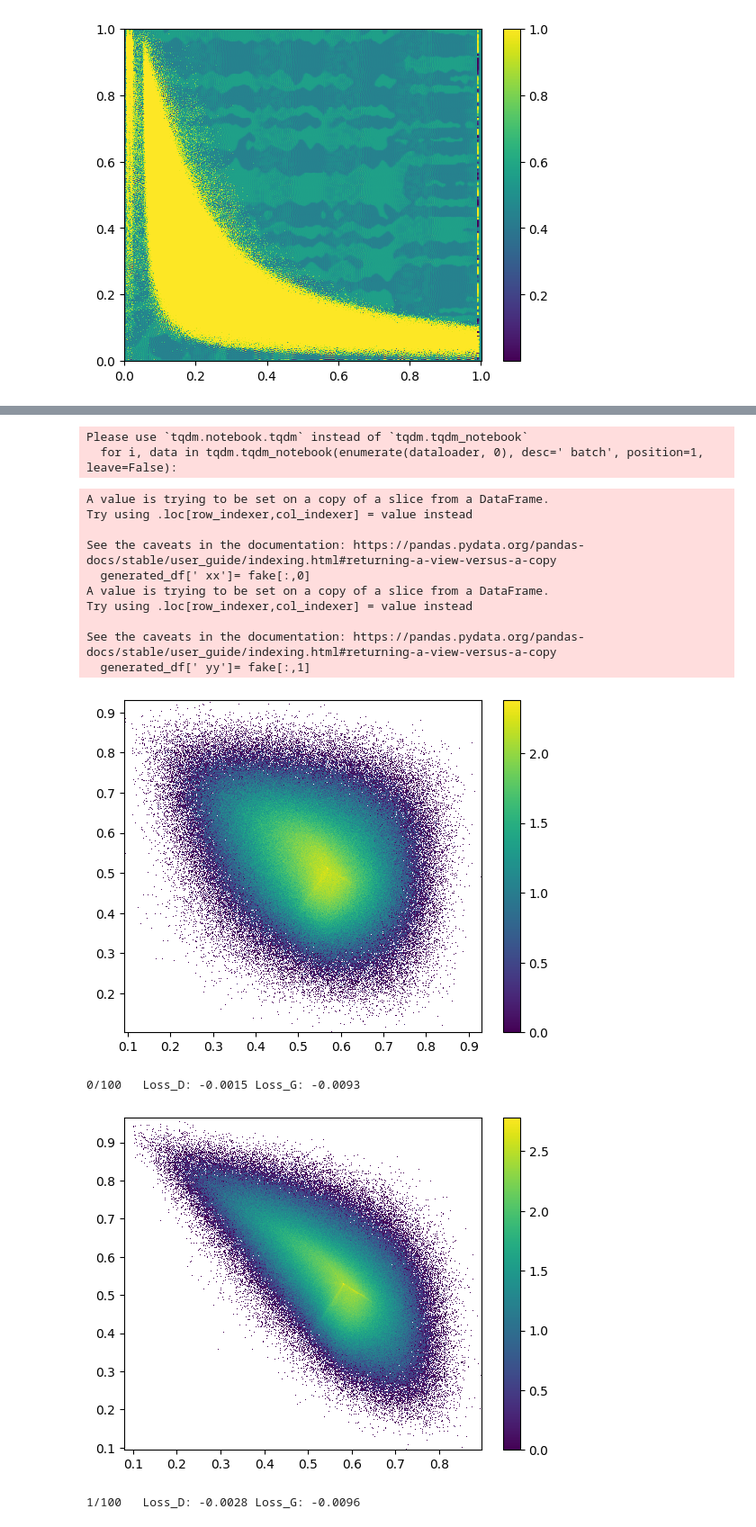
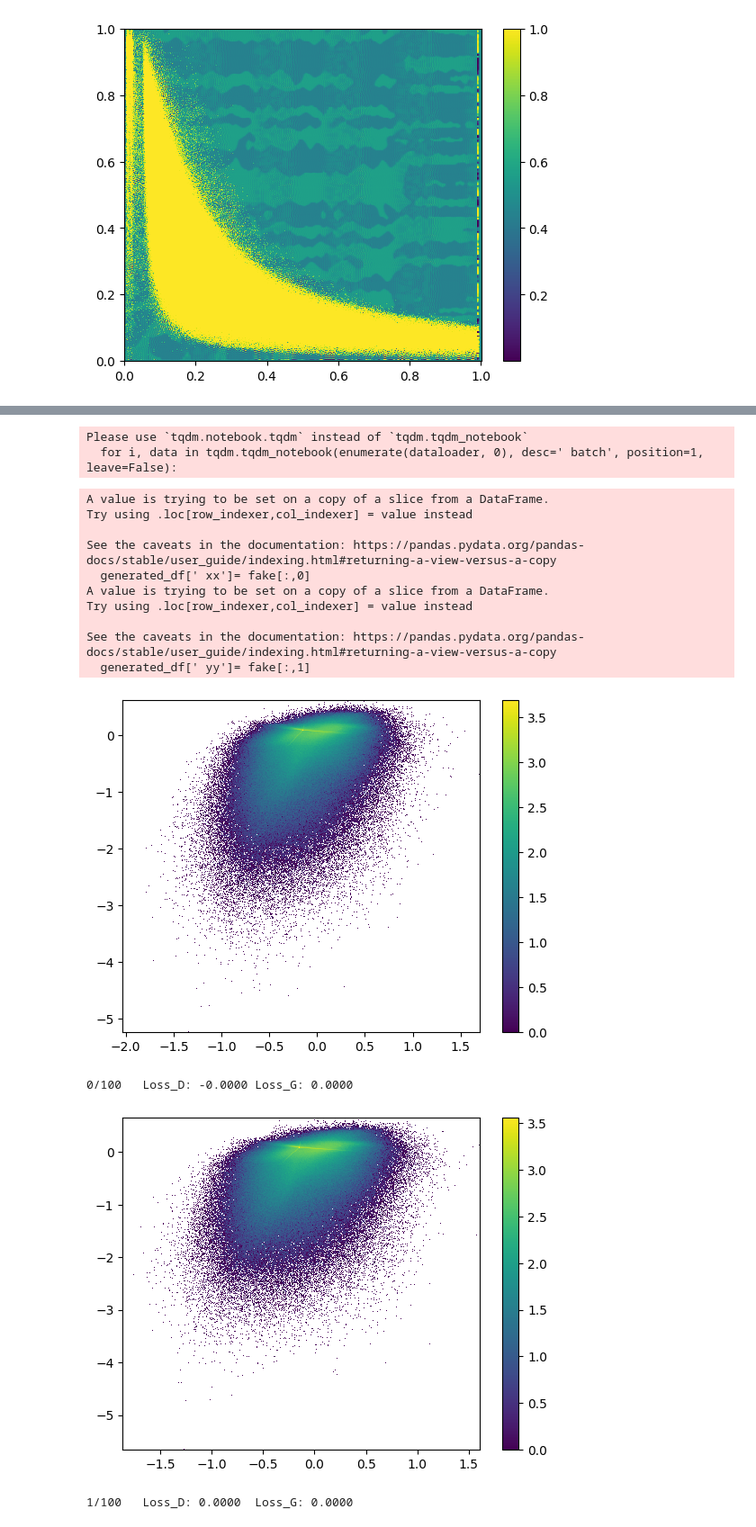
Before and after one commit to Alonl14/ML_Project, a Jupyter notebook: Main.ipynb, the cells around one changed output, grey strips where cells are left out. Shown at 90% size. Cells and saved outputs as stored; diff of their text form; code cells hidden in the pictures.

```diff
--- a/Main.ipynb
+++ b/Main.ipynb
@@ -108,3 +103,4 @@ NameError: name 'dataset' is not defined
 # %%
-dataset = ParticleDataset('Full_Sim_10M.csv', 'Full_Sim_55M_stats.csv')
+QT = qt(output_distribution='normal',n_quantiles=5000)
+dataset = ParticleDataset('Full_Sim_10M.csv', 'Full_Sim_55M_stats.csv',QT)
 dataloader = DataLoader(dataset.data[:,:7], batch_size = 256, shuffle = True)
@@ -110,0 +135,17 @@ dataloader = DataLoader(dataset.data[:,:7], batch_size = 256, shuffle = True)
+# %%
+A = dataset.quantiles.inverse_transform(dataset.data)
+check = pd.DataFrame([])
+check_pre = pd.DataFrame([])
+for i in range(8):
+    fig , axs = plt.subplots(1,2)
+    axs[0].hist(A[:,i],bins=400)
+    axs[1].hist(dataset.preprocess[:,i],bins=400)
+    check[param_list[i]] = A[:,i]
+    check_pre[param_list[i]] = dataset.preprocess[:,i]
+    axs[0].set_yscale('log')
+    axs[1].set_yscale('log')
+    axs[0].set_title(param_list[i])
+    plt.figure()
+plots(check)
+plots(check_pre)
+plt.show()
@@ -116,18 +171,16 @@ class Generator(nn.Module):
       N_z = 50
 
       self.main = nn.Sequential(
-        nn.Linear(N_z,25),
+        nn.Linear(N_z,25,bias=False),
         nn.LeakyReLU(),
         nn.BatchNorm1d(25),
-        nn.Linear(25,15),
+        nn.Linear(25,15,bias=False),
         nn.LeakyReLU(),
         nn.BatchNorm1d(15),
-        #nn.Linear(15,9),
-        #nn.Dropout(0.3),
-        #nn.LeakyReLU(),
-        #nn.BatchNorm1d(9),
-        nn.Linear(15,7),
-        nn.Sigmoid()
+        nn.Linear(15,9,bias=False),
+        nn.LeakyReLU(),
+        nn.BatchNorm1d(9),
+        nn.Linear(9,7)
       )
     def forward(self, input):
       return self.main(input)
@@ -137,14 +190,16 @@ class Discriminator(nn.Module):
       super().__init__()
 
       self.main = nn.Sequential(
-        nn.Linear(7,25),
+        nn.Linear(7,50),
+        nn.LeakyReLU(),
+        nn.InstanceNorm1d(50),
+        nn.Linear(50,25),
         nn.LeakyReLU(),
         nn.BatchNorm1d(25),
         nn.Linear(25,10),
         nn.LeakyReLU(),
         nn.BatchNorm1d(10),
-        nn.Linear(10,1),
-        nn.Sigmoid()
+        nn.Linear(10,1,bias=False)
       )
     def forward(self, input):
       return self.main(input)
@@ -280,7 +335,7 @@ for epoch in tqdm.tqdm_notebook(range(num_epochs), desc=' epochs', position=0):
         # Update the Generator network
         net_G.zero_grad()
         output = net_D(fake_p)
-        err_G = -torch.mean(output) + torch.mean(loss_func(fake_p.cpu()))
+        err_G = -torch.mean(output) # + torch.mean(loss_func(fake_p.cpu()))
         err_G.backward()
 
         # update the generator network
@@ -296,34 +351,34 @@ for epoch in tqdm.tqdm_notebook(range(num_epochs), desc=' epochs', position=0):
     avg_error_D = avg_error_D/len(dataloader.dataset)
     if len(G_losses)>0:
         if avg_error_G<G_losses[-1]:
             torch.save(net_G.state_dict(), 'saved_Gen.pt')
     noise = torch.randn(1154756, N_z, device='cpu')
     net_G.eval()
     net_G.to('cpu')
     fake = net_G(noise).detach().numpy()
     generated_df[' xx']= fake[:,0]
     generated_df[' yy']= fake[:,1]
     plot_correlations(generated_df[' xx'], generated_df[' yy'])
     G_losses.append(avg_error_G)
     D_losses.append(avg_error_D)
     print(f'{epoch}/{num_epochs}\tLoss_D: {avg_error_D:.4f}\tLoss_G: {avg_error_G:.4f}')
 # %% [output]
 Starting Training Loop...
 Please use `tqdm.notebook.tqdm` instead of `tqdm.tqdm_notebook`
   for epoch in tqdm.tqdm_notebook(range(num_epochs), desc=' epochs', position=0):
 Please use `tqdm.notebook.tqdm` instead of `tqdm.tqdm_notebook`
   for i, data in tqdm.tqdm_notebook(enumerate(dataloader, 0), desc=' batch', position=1, leave=False):
 A value is trying to be set on a copy of a slice from a DataFrame.
 Try using .loc[row_indexer,col_indexer] = value instead
 
 See the caveats in the documentation: https://pandas.pydata.org/pandas-docs/stable/user_guide/indexing.html#returning-a-view-versus-a-copy
   generated_df[' xx']= fake[:,0]
 A value is trying to be set on a copy of a slice from a DataFrame.
 Try using .loc[row_indexer,col_indexer] = value instead
 
 See the caveats in the documentation: https://pandas.pydata.org/pandas-docs/stable/user_guide/indexing.html#returning-a-view-versus-a-copy
   generated_df[' yy']= fake[:,1]
-[figure, old version]
+[figure, new version]
-0/100   Loss_D: -0.0015 Loss_G: -0.0093
+0/100   Loss_D: -0.0000 Loss_G: 0.0000
-[figure, old version]
+[figure, new version]
-1/100   Loss_D: -0.0028 Loss_G: -0.0096
+1/100   Loss_D: 0.0000  Loss_G: 0.0000
```
Also changed, not shown: parts of 13 cells of this notebook.
